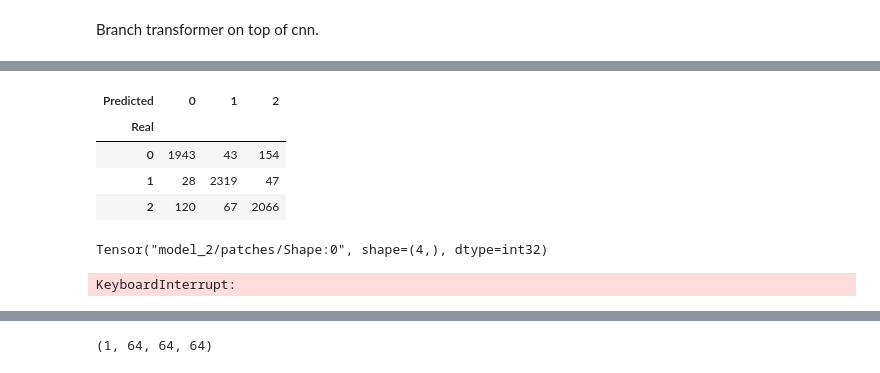
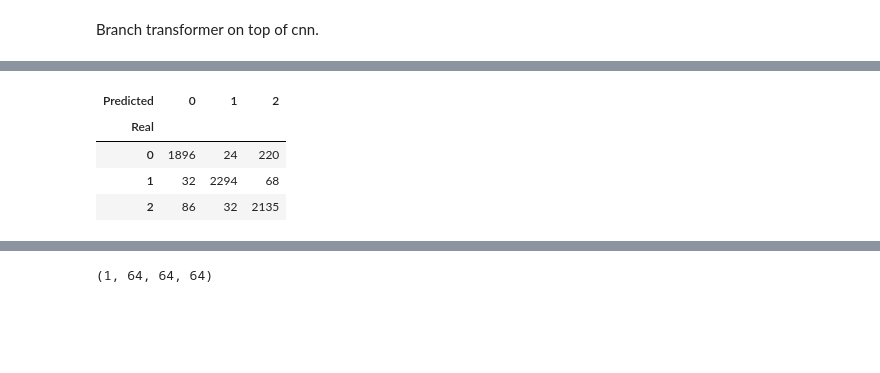
Before and after one commit to luc-perso/covid-19-xRay, a Jupyter notebook: jupyter/cnn.ipynb, the cells around one changed output, grey strips where cells are left out. Saved outputs shown, nothing was run; the diff lists cells and outputs as text; code cells hidden in the pictures; blank space fills up the shorter version.

```diff
--- a/jupyter/cnn.ipynb
+++ b/jupyter/cnn.ipynb
@@ -460,15 +493,13 @@ Non-trainable params: 0
 _________________________________________________________________
 # %%
 # Sub Model
-shared_encoder = tf.keras.Sequential(name='shared_encoder')
+shared_encoder = keras.Sequential(name='shared_encoder')
 
-# for layer in encoder.layers[:5]:
-#   shared_encoder.add(layer)
-for layer in encoder.layers[:-3]:
+for layer in encoder.layers[:-1]:
   shared_encoder.add(layer)
 
-# for layer in shared_encoder.layers:
-#   layer.trainable = False
+for layer in shared_encoder.layers:
+  layer.trainable = False
 # %%
 
 %aimport myLayers.vision_transformer
@@ -476,7 +507,9 @@ for layer in encoder.layers[:-3]:
 from myLayers.vision_transformer import add_vit
 from myLayers.mlp import mlp
 
-shared_model = shared_encoder(augmented)
+inputs = layers.Input(shape=input_shape)
+augmented_transformer = augmentation(inputs)
+shared_model = shared_encoder(augmented_transformer)
 features = add_vit(shared_model,
             patch_size=patch_size,
             input_image_size=shared_model.shape[1],
@@ -488,7 +521,7 @@ features = add_vit(shared_model,
 # Classify outputs.
 softmax = layers.Dense(3, activation='softmax', kernel_initializer='random_normal')(features)
 
-# Create the Keras model.
+# Create the Keras model
 model_transformer = keras.Model(inputs=inputs, outputs=softmax)
 shared_encoder.summary()
 model_transformer.summary()
@@ -585,4 +628,4 @@ transformer_conf_mat
 # %%
-checkpoint_filename = os.path.join(ckpt_path, 'transformer_8_8_weights.hdf5')
+checkpoint_filename = os.path.join(ckpt_path, 'transformer_8_8_lr0.5_all_layers_lr_weights.hdf5')
 model_transformer.load_weights(checkpoint_filename)
 # %%
@@ -594,8 +656,10 @@ from run_exp.standard import run_experiment as run_experiment_transformer
 
 transformer_fine_tuning_history, transformer_fine_tuning_conf_mat = run_experiment_transformer(
     model_transformer,
-    ds_train, ds_test, ds_valid,
+    ds_train, ds_valid, ds_test,
     batch_size=batch_size_transformer, num_epochs=num_epochs,
-    learning_rate=learning_rate / 4., weight_decay=weight_decay / 4.,
-    output_path=output_path, prefix='transformer_8_8_fine_tuning',
-    from_logits=False, label_smoothing=label_smoothing)
+    learning_rate=learning_rate / 10000., weight_decay=weight_decay,
+    from_logits=False, label_smoothing=label_smoothing,
+    patience=patience, min_delta=min_delta_fine_tuning,
+    output_path=output_path, prefix='transformer_8_8_lr0.5_all_layers_lr_fine_tuning_lr0.0001'
+)
@@ -653,14 +666,14 @@ Lambda fuctions will be no more assumed to be used in the statement where they a
 # %%
 import joblib
 
-file_name = os.path.join(output_path, 'transformer_8_8_fine_tuning_conf_mat.joblib')
+file_name = os.path.join(output_path, 'transformer_8_8_lr0.5_all_layers_lr_fine_tuning_lr0.0001_conf_mat.joblib')
 joblib.dump(transformer_fine_tuning_conf_mat, file_name)
 
 transformer_fine_tuning_conf_mat
 # %% [output]
 | Predicted | 0 | 1 | 2 |
 | Real |  |  |  |
-| 0 | 1943 | 43 | 154 |
-| 1 | 28 | 2319 | 47 |
-| 2 | 120 | 67 | 2066 |
+| 0 | 1896 | 24 | 220 |
+| 1 | 32 | 2294 | 68 |
+| 2 | 86 | 32 | 2135 |
 # %%
@@ -668,7 +681 @@ checkpoint_filename = os.path.join(ckpt_path, 'transformer_8_8_fine_tuning_weigh
 model_transformer.load_weights(checkpoint_filename)
-# %%
-transformer_fine_tuning_conf_mat = compile_test_model(model_transformer, ds_test, batch_size_transformer)
-transformer_fine_tuning_conf_mat
-# %% [output]
-Tensor("model_2/patches/Shape:0", shape=(4,), dtype=int32)
-KeyboardInterrupt:
```
Also changed, not shown: parts of 46 cells of this notebook.
